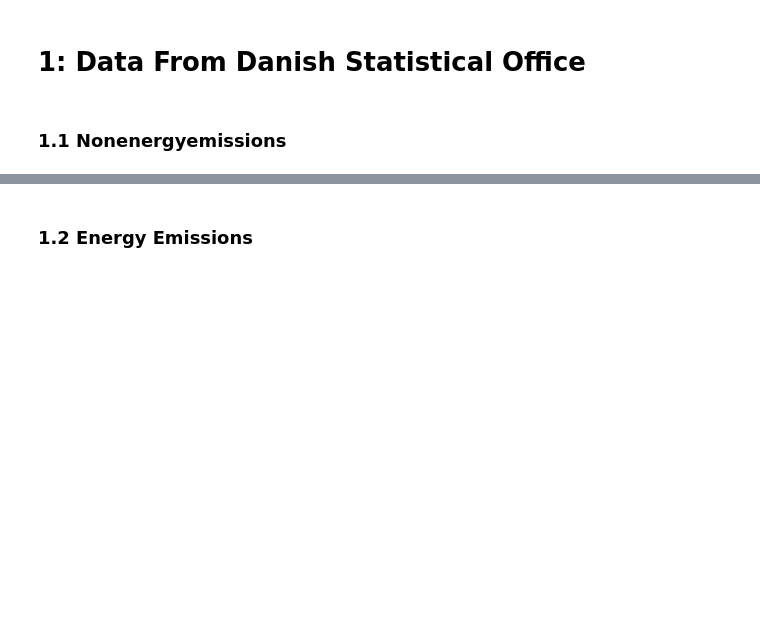
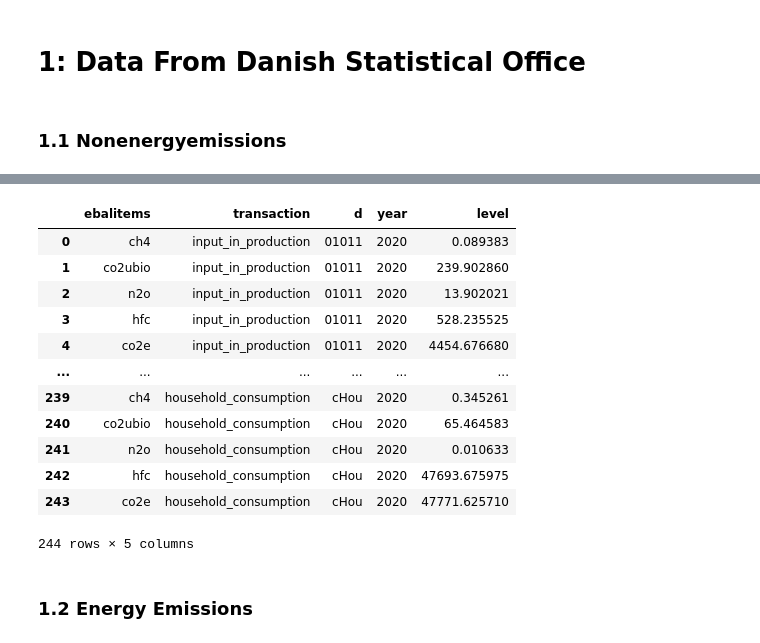
Before and after one commit to DREAM-DK/GREU, a Jupyter notebook: model_gamsPy/read_data.ipynb, the cells around one changed output, grey strips where cells are left out. Saved outputs shown, nothing was run; the diff lists cells and outputs as text; code cells hidden in the pictures; blank space fills up the shorter version.

```diff
--- a/model_gamsPy/read_data.ipynb
+++ b/model_gamsPy/read_data.ipynb
@@ -115,18 +145,33 @@ t_list=[i for i in range(1980, 2100)]
 # %%
 non_energy_emissions=pd.read_excel(r'data/non_energy_emissions.xlsx',keep_default_na=True)
 non_energy_emissions.set_index(['year','bal','flow','indu'],inplace=True)
 #stack to obtain a column of emission-types
 non_energy_emissions=non_energy_emissions.stack().to_frame(name='level')
 non_energy_emissions.dropna(inplace=True)
 #impose ebalitems name
 non_energy_emissions.index.rename(['year','bal','transaction','d','ebalitems'],inplace=True)
 non_energy_emissions.reset_index(inplace=True)
 non_energy_emissions.drop(columns='bal',inplace=True)
 
 non_energy_emissions.replace({'transaction':dict_transaction,'ebalitems':dict_ebalitems},inplace=True)
 
 # set column order
 non_energy_emissions = non_energy_emissions[['ebalitems', 'transaction', 'd', 'year', 'level']]
+non_energy_emissions
+# %% [output]
+|  | ebalitems | transaction | d | year | level |
+| 0 | ch4 | input_in_production | 01011 | 2020 | 0.089383 |
+| 1 | co2ubio | input_in_production | 01011 | 2020 | 239.902860 |
+| 2 | n2o | input_in_production | 01011 | 2020 | 13.902021 |
+| 3 | hfc | input_in_production | 01011 | 2020 | 528.235525 |
+| 4 | co2e | input_in_production | 01011 | 2020 | 4454.676680 |
+| ... | ... | ... | ... | ... | ... |
+| 239 | ch4 | household_consumption | cHou | 2020 | 0.345261 |
+| 240 | co2ubio | household_consumption | cHou | 2020 | 65.464583 |
+| 241 | n2o | household_consumption | cHou | 2020 | 0.010633 |
+| 242 | hfc | household_consumption | cHou | 2020 | 47693.675975 |
+| 243 | co2e | household_consumption | cHou | 2020 | 47771.625710 |
+244 rows × 5 columns
 # %% [markdown]
 ### 1.2 Energy Emissions
 # %%
```
Also changed, not shown: parts of 2 cells of this notebook, 11 other files.
